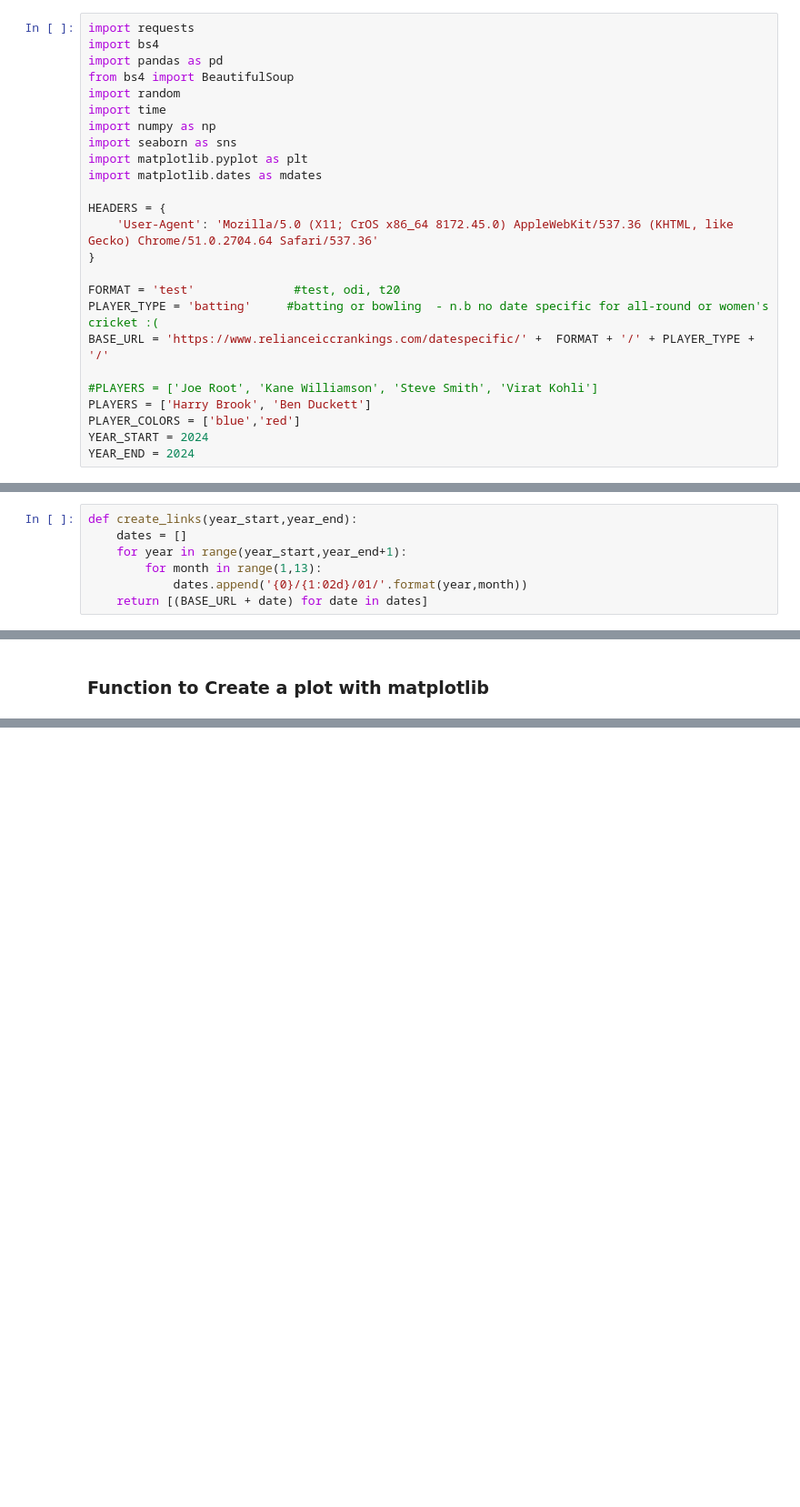
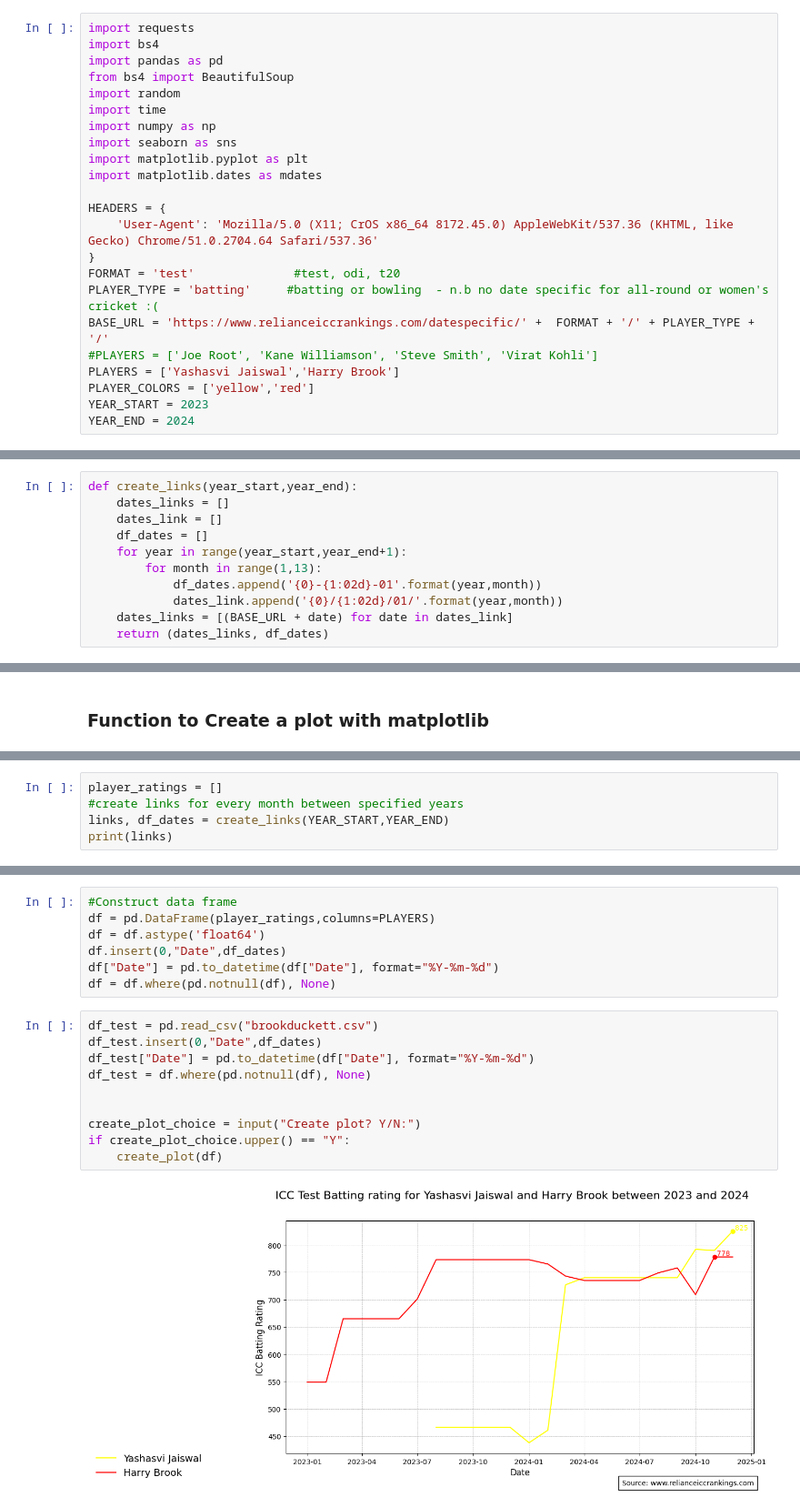
Before and after one commit to RupertWatson/cricket-player-stat-plotter, a Jupyter notebook: fab4.ipynb, the cells around one changed output, grey strips where cells are left out. Shown at 91% size. Drawn from its saved outputs; the diff is of its cells as text; blank space fills up the shorter version.

Commit message:
Working_plot

```diff
--- a/fab4.ipynb
+++ b/fab4.ipynb
@@ -27,13 +26,11 @@ import matplotlib.dates as mdates
 HEADERS = {
     'User-Agent': 'Mozilla/5.0 (X11; CrOS x86_64 8172.45.0) AppleWebKit/537.36 (KHTML, like Gecko) Chrome/51.0.2704.64 Safari/537.36'
 }
-
 FORMAT = 'test'              #test, odi, t20
 PLAYER_TYPE = 'batting'     #batting or bowling  - n.b no date specific for all-round or women's cricket :(
 BASE_URL = 'https://www.relianceiccrankings.com/datespecific/' +  FORMAT + '/' + PLAYER_TYPE + '/'
-
 #PLAYERS = ['Joe Root', 'Kane Williamson', 'Steve Smith', 'Virat Kohli']
-PLAYERS = ['Harry Brook', 'Ben Duckett']
-PLAYER_COLORS = ['blue','red']
-YEAR_START = 2024
+PLAYERS = ['Yashasvi Jaiswal','Harry Brook']
+PLAYER_COLORS = ['yellow','red']
+YEAR_START = 2023
 YEAR_END = 2024
@@ -109,11 +69,15 @@ def extract_table(response):
         return {}
 # %%
 def create_links(year_start,year_end):
-    dates = []
+    dates_links = []
+    dates_link = []
+    df_dates = []
     for year in range(year_start,year_end+1):
         for month in range(1,13):
-            dates.append('{0}/{1:02d}/01/'.format(year,month))
-    return [(BASE_URL + date) for date in dates]
+            df_dates.append('{0}-{1:02d}-01'.format(year,month))
+            dates_link.append('{0}/{1:02d}/01/'.format(year,month))
+    dates_links = [(BASE_URL + date) for date in dates_link]
+    return (dates_links, df_dates)
 # %%
 def extract_player_ratings(table,players):
     rows = table.find_all('tr')
@@ -139,0 +151,5 @@ def extract_player_ratings(table,players):
+# %%
+player_ratings = []
+#create links for every month between specified years
+links, df_dates = create_links(YEAR_START,YEAR_END)
+print(links)
@@ -139,0 +186,19 @@ def extract_player_ratings(table,players):
+# %%
+#Construct data frame
+df = pd.DataFrame(player_ratings,columns=PLAYERS)
+df = df.astype('float64')
+df.insert(0,"Date",df_dates)
+df["Date"] = pd.to_datetime(df["Date"], format="%Y-%m-%d")
+df = df.where(pd.notnull(df), None)
+# %%
+df_test = pd.read_csv("brookduckett.csv")
+df_test.insert(0,"Date",df_dates)
+df_test["Date"] = pd.to_datetime(df["Date"], format="%Y-%m-%d")
+df_test = df.where(pd.notnull(df), None)
+
+
+create_plot_choice = input("Create plot? Y/N:")
+if create_plot_choice.upper() == "Y":
+    create_plot(df)
+# %% [output]
+[figure, added]
```
Also changed, not shown: parts of 9 cells of this notebook.
